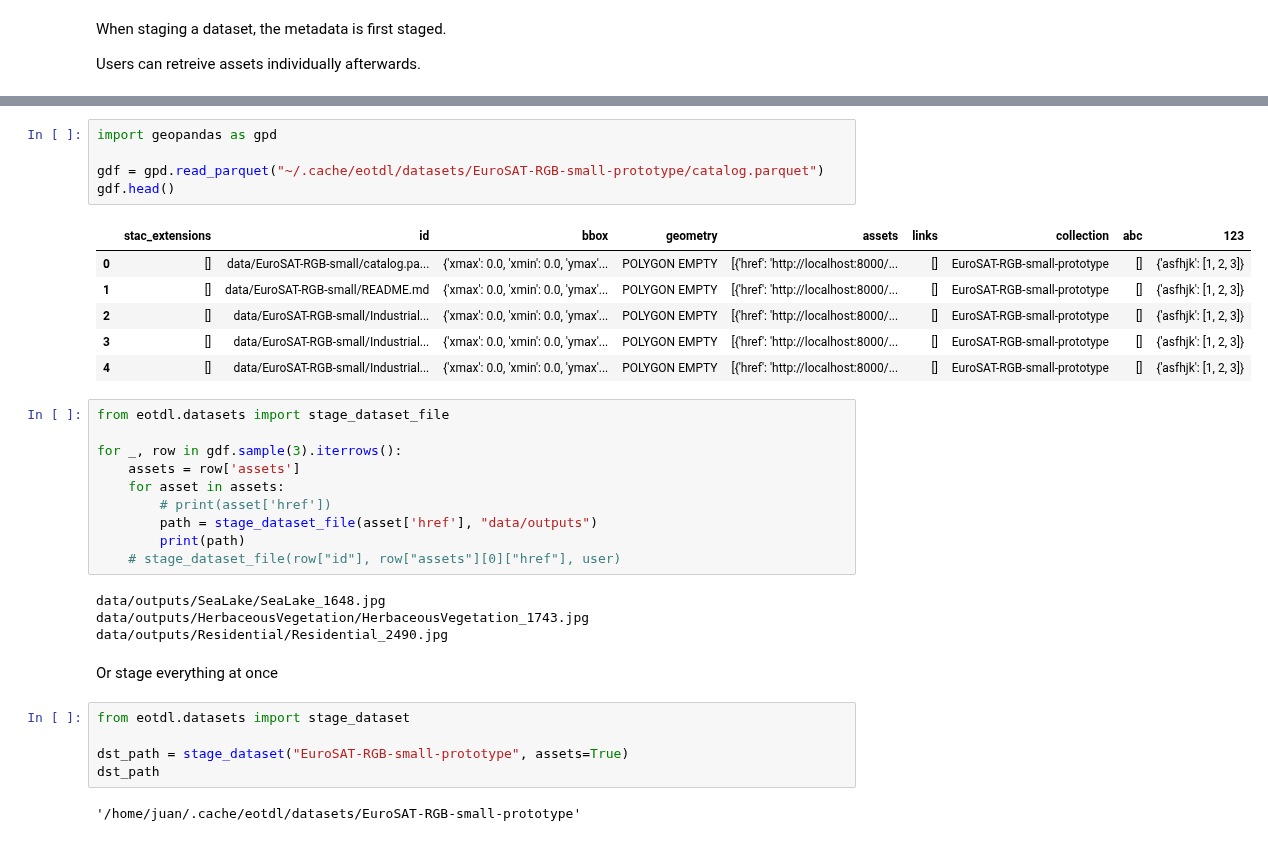
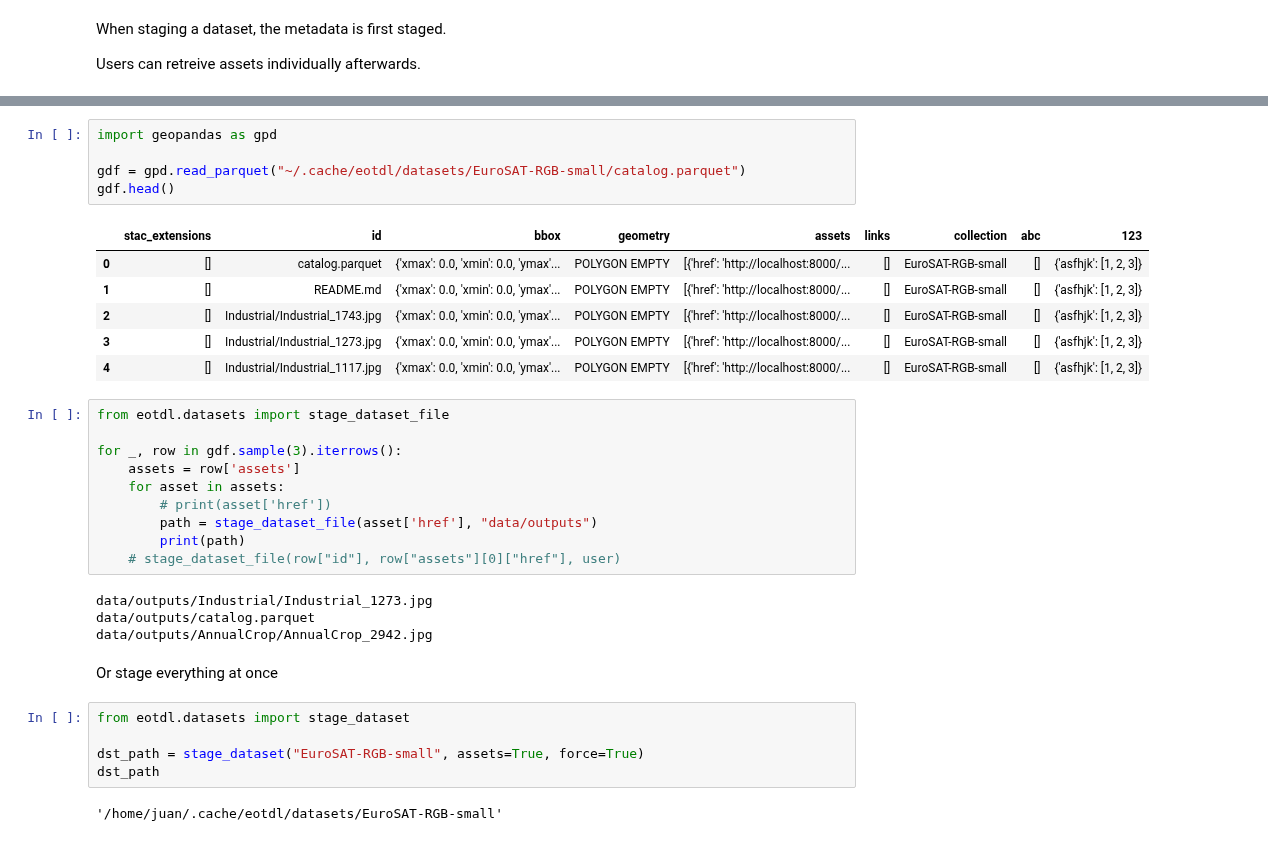
Before and after one commit to earthpulse/eotdl, a Jupyter notebook: upgrade/02_stage.ipynb, the cells around one changed output, grey strips where cells are left out. Cells and saved outputs as stored; diff of their text form.

```diff
--- a/upgrade/02_stage.ipynb
+++ b/upgrade/02_stage.ipynb
@@ -27,15 +38,15 @@ os.listdir(os.path.expanduser('~/.cache/eotdl/datasets/EuroSAT-RGB-small-prototy
 # %%
 import geopandas as gpd
 
-gdf = gpd.read_parquet("~/.cache/eotdl/datasets/EuroSAT-RGB-small-prototype/catalog.parquet")
+gdf = gpd.read_parquet("~/.cache/eotdl/datasets/EuroSAT-RGB-small/catalog.parquet")
 gdf.head()
 # %% [output]
 |  | stac_extensions | id | bbox | geometry | assets | links | collection | abc | 123 |
-| 0 | [] | data/EuroSAT-RGB-small/catalog.pa... | {'xmax': 0.0, 'xmin': 0.0, 'ymax'... | POLYGON EMPTY | [{'href': 'http://localhost:8000/... | [] | EuroSAT-RGB-small-prototype | [] | {'asfhjk': [1, 2, 3]} |
-| 1 | [] | data/EuroSAT-RGB-small/README.md | {'xmax': 0.0, 'xmin': 0.0, 'ymax'... | POLYGON EMPTY | [{'href': 'http://localhost:8000/... | [] | EuroSAT-RGB-small-prototype | [] | {'asfhjk': [1, 2, 3]} |
-| 2 | [] | data/EuroSAT-RGB-small/Industrial... | {'xmax': 0.0, 'xmin': 0.0, 'ymax'... | POLYGON EMPTY | [{'href': 'http://localhost:8000/... | [] | EuroSAT-RGB-small-prototype | [] | {'asfhjk': [1, 2, 3]} |
-| 3 | [] | data/EuroSAT-RGB-small/Industrial... | {'xmax': 0.0, 'xmin': 0.0, 'ymax'... | POLYGON EMPTY | [{'href': 'http://localhost:8000/... | [] | EuroSAT-RGB-small-prototype | [] | {'asfhjk': [1, 2, 3]} |
-| 4 | [] | data/EuroSAT-RGB-small/Industrial... | {'xmax': 0.0, 'xmin': 0.0, 'ymax'... | POLYGON EMPTY | [{'href': 'http://localhost:8000/... | [] | EuroSAT-RGB-small-prototype | [] | {'asfhjk': [1, 2, 3]} |
+| 0 | [] | catalog.parquet | {'xmax': 0.0, 'xmin': 0.0, 'ymax'... | POLYGON EMPTY | [{'href': 'http://localhost:8000/... | [] | EuroSAT-RGB-small | [] | {'asfhjk': [1, 2, 3]} |
+| 1 | [] | README.md | {'xmax': 0.0, 'xmin': 0.0, 'ymax'... | POLYGON EMPTY | [{'href': 'http://localhost:8000/... | [] | EuroSAT-RGB-small | [] | {'asfhjk': [1, 2, 3]} |
+| 2 | [] | Industrial/Industrial_1743.jpg | {'xmax': 0.0, 'xmin': 0.0, 'ymax'... | POLYGON EMPTY | [{'href': 'http://localhost:8000/... | [] | EuroSAT-RGB-small | [] | {'asfhjk': [1, 2, 3]} |
+| 3 | [] | Industrial/Industrial_1273.jpg | {'xmax': 0.0, 'xmin': 0.0, 'ymax'... | POLYGON EMPTY | [{'href': 'http://localhost:8000/... | [] | EuroSAT-RGB-small | [] | {'asfhjk': [1, 2, 3]} |
+| 4 | [] | Industrial/Industrial_1117.jpg | {'xmax': 0.0, 'xmin': 0.0, 'ymax'... | POLYGON EMPTY | [{'href': 'http://localhost:8000/... | [] | EuroSAT-RGB-small | [] | {'asfhjk': [1, 2, 3]} |
 # %%
 from eotdl.datasets import stage_dataset_file
 
@@ -47,18 +58,18 @@ for _, row in gdf.sample(3).iterrows():
         print(path)
 	# stage_dataset_file(row["id"], row["assets"][0]["href"], user)
 # %% [output]
-data/outputs/SeaLake/SeaLake_1648.jpg
-data/outputs/HerbaceousVegetation/HerbaceousVegetation_1743.jpg
-data/outputs/Residential/Residential_2490.jpg
+data/outputs/Industrial/Industrial_1273.jpg
+data/outputs/catalog.parquet
+data/outputs/AnnualCrop/AnnualCrop_2942.jpg
 # %% [markdown]
 Or stage everything at once
 # %%
 from eotdl.datasets import stage_dataset
 
-dst_path = stage_dataset("EuroSAT-RGB-small-prototype", assets=True)
+dst_path = stage_dataset("EuroSAT-RGB-small", assets=True, force=True)
 dst_path
 # %% [output]
-'/home/juan/.cache/eotdl/datasets/EuroSAT-RGB-small-prototype'
+'/home/juan/.cache/eotdl/datasets/EuroSAT-RGB-small'
 # %%
 from glob import glob
 
```
Also changed, not shown: parts of 8 cells of this notebook, 5 other files.
